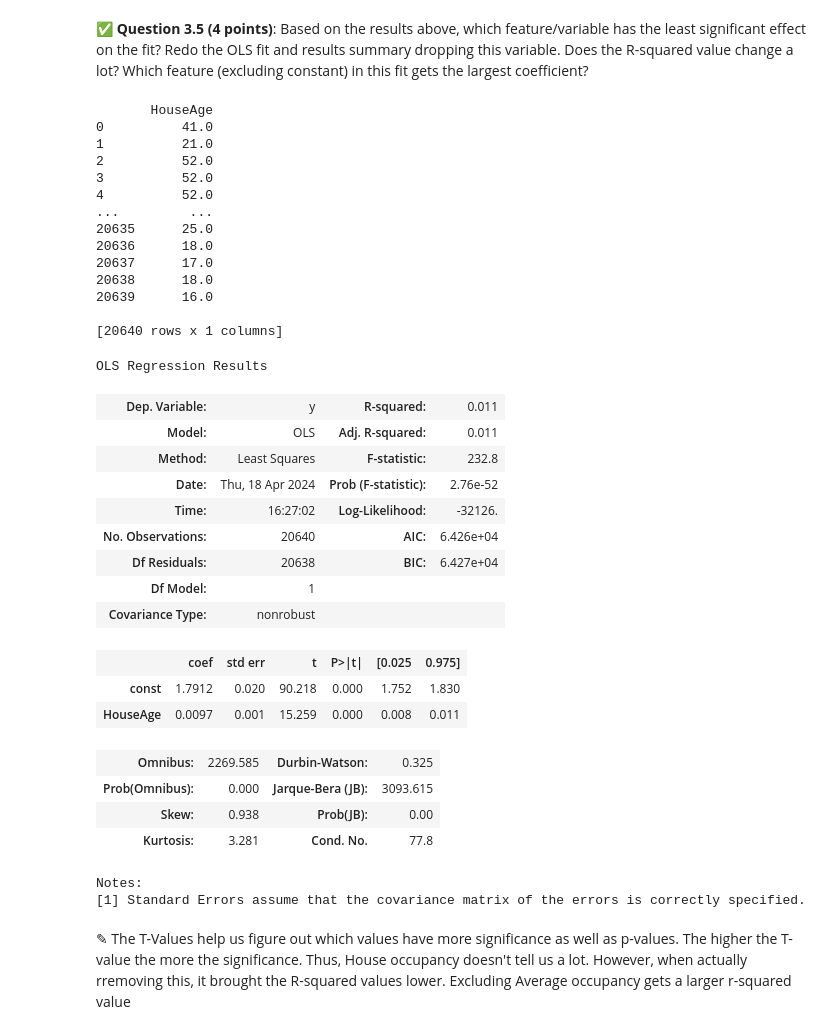
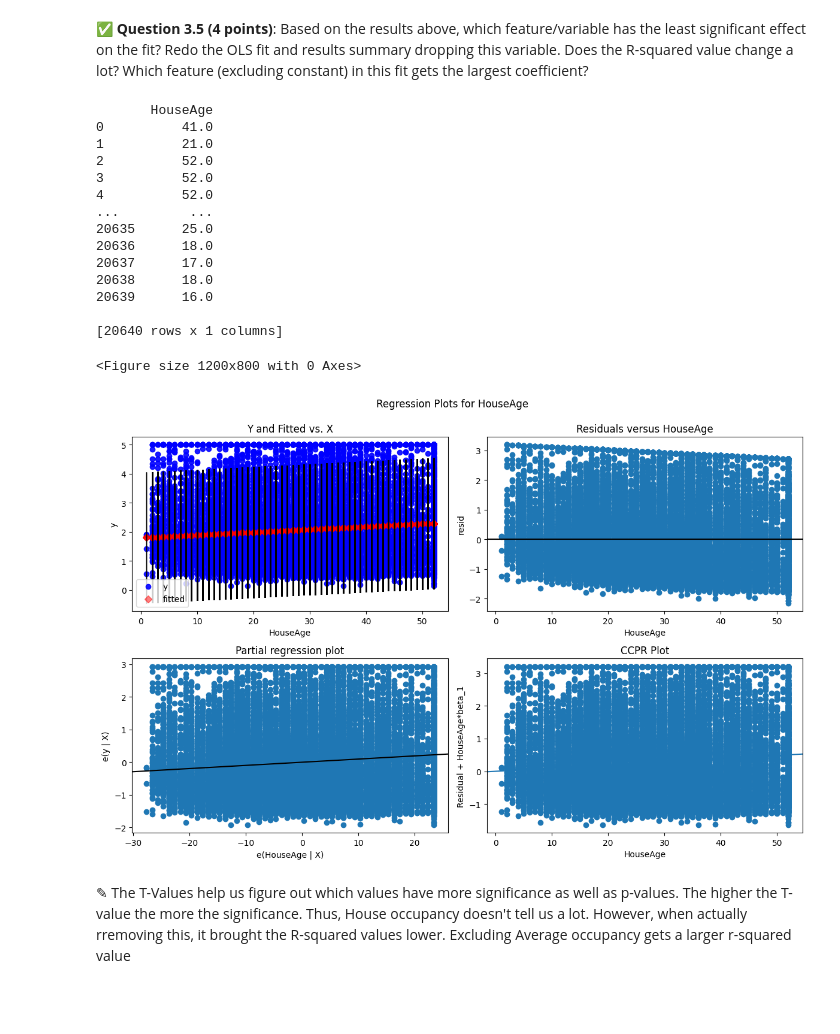
Before and after one commit to brytran/CMSE202-f23-turnin, a Jupyter notebook: final/CMSE202-Final-Section3-STUDENT.ipynb, the cells around one changed output. Saved outputs shown, nothing was run; the diff lists cells and outputs as text; code cells hidden in the pictures; blank space fills up the shorter version.

```diff
--- a/final/CMSE202-Final-Section3-STUDENT.ipynb
+++ b/final/CMSE202-Final-Section3-STUDENT.ipynb
@@ -318,51 +318,37 @@ Notes:
 # %%
 ### Put your code for Question 3.5 here
 
 housing_data = pd.DataFrame(data, columns = data_column_names)
 
 temp = housing_data
 
 temp.drop(["MedInc", "AveRooms", "AveBedrms","Population","Latitude","Longitude","AveOccup"],axis=1, inplace=True)
 print(temp)
 x = sm.add_constant(temp)
 
 y = prediction_target
 model = sm.OLS(y, x).fit()
 model.summary()
+
+plt.figure(figsize=(12, 8))
+fig_2022 = sm.graphics.plot_regress_exog(model, "HouseAge", fig=plt.figure(figsize=(12,8)))
 # %% [output]
        HouseAge
 0          41.0
 1          21.0
 2          52.0
 3          52.0
 4          52.0
 ...         ...
 20635      25.0
 20636      18.0
 20637      17.0
 20638      18.0
 20639      16.0
 
 [20640 rows x 1 columns]
-OLS Regression Results
+<Figure size 1200x800 with 0 Axes>
-| Dep. Variable: | y | R-squared: | 0.011 |
-| Model: | OLS | Adj. R-squared: | 0.011 |
-| Method: | Least Squares | F-statistic: | 232.8 |
-| Date: | Thu, 18 Apr 2024 | Prob (F-statistic): | 2.76e-52 |
-| Time: | 16:27:02 | Log-Likelihood: | -32126. |
-| No. Observations: | 20640 | AIC: | 6.426e+04 |
-| Df Residuals: | 20638 | BIC: | 6.427e+04 |
-| Df Model: | 1 |  |  |
-| Covariance Type: | nonrobust |  |  |
-|  | coef | std err | t | P>|t| | [0.025 | 0.975] |
-| const | 1.7912 | 0.020 | 90.218 | 0.000 | 1.752 | 1.830 |
-| HouseAge | 0.0097 | 0.001 | 15.259 | 0.000 | 0.008 | 0.011 |
-| Omnibus: | 2269.585 | Durbin-Watson: | 0.325 |
-| Prob(Omnibus): | 0.000 | Jarque-Bera (JB): | 3093.615 |
-| Skew: | 0.938 | Prob(JB): | 0.00 |
-| Kurtosis: | 3.281 | Cond. No. | 77.8 |
-Notes:
-[1] Standard Errors assume that the covariance matrix of the errors is correctly specified.
+[figure, added]
 # %% [markdown]
 <font size=+3>&#9998;</font> The T-Values help us figure out which values have more significance as well as p-values. The higher the T-value the more the significance. Thus, House occupancy doesn't tell us a lot. However, when actually rremoving this, it brought the R-squared values lower. Excluding Average occupancy gets a larger r-squared value
 # %% [markdown]
```
Also changed, not shown: parts of 5 cells of this notebook.
